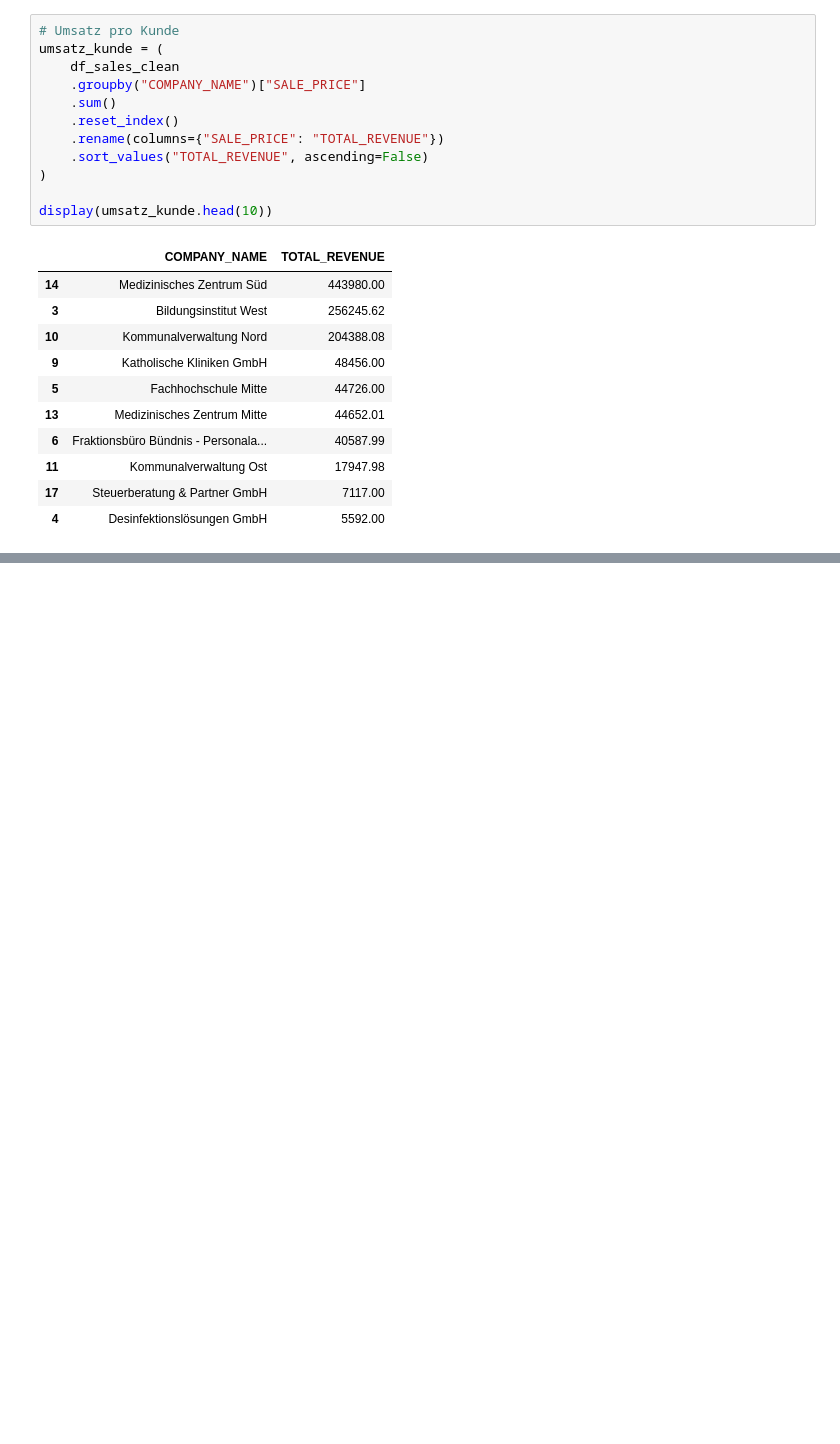
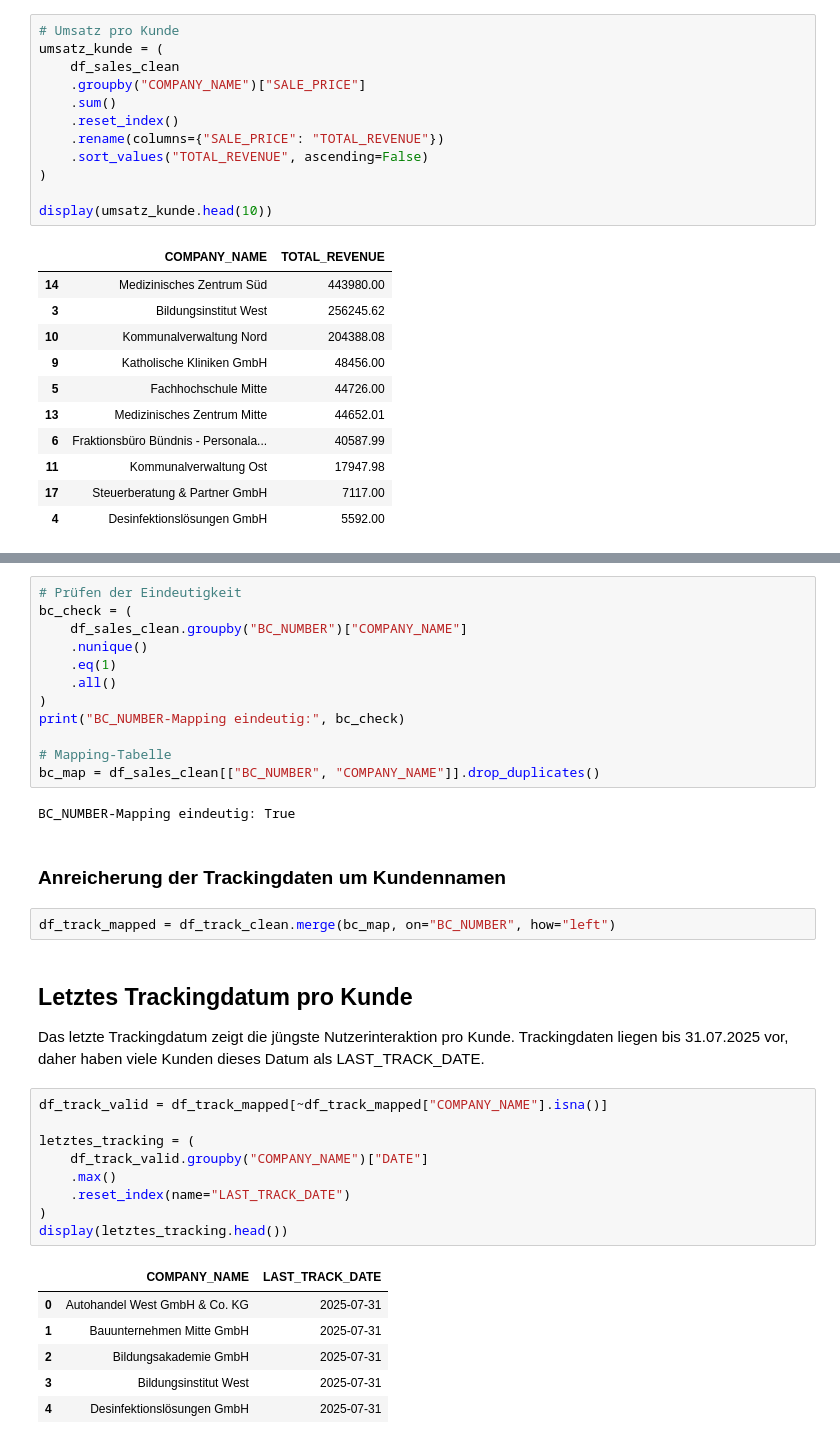
Before and after one commit to RichardFrank-code/data-analytics-case_westpress, a Jupyter notebook: notebooks/01_EDA_umsatz_tracking.ipynb, the cells around one changed output, grey strips where cells are left out. Saved outputs shown, nothing was run; the diff lists cells and outputs as text; blank space fills up the shorter version.

```diff
--- a/notebooks/01_EDA_umsatz_tracking.ipynb
+++ b/notebooks/01_EDA_umsatz_tracking.ipynb
@@ -733,0 +597,40 @@ expected_na_count, df_track_mapped["COMPANY_NAME"].isna().sum()
+# %%
+# Prüfen der Eindeutigkeit
+bc_check = (
+    df_sales_clean.groupby("BC_NUMBER")["COMPANY_NAME"]
+    .nunique()
+    .eq(1)
+    .all()
+)
+print("BC_NUMBER-Mapping eindeutig:", bc_check)
+
+# Mapping-Tabelle
+bc_map = df_sales_clean[["BC_NUMBER", "COMPANY_NAME"]].drop_duplicates()
+# %% [output]
+BC_NUMBER-Mapping eindeutig: True
+# %% [markdown]
+### Anreicherung der Trackingdaten um Kundennamen
+# %%
+df_track_mapped = df_track_clean.merge(bc_map, on="BC_NUMBER", how="left")
+# %% [markdown]
+## Letztes Trackingdatum pro Kunde
+
+Das letzte Trackingdatum zeigt die jüngste Nutzerinteraktion pro Kunde.
+Trackingdaten liegen bis 31.07.2025 vor, daher haben viele Kunden dieses Datum
+als LAST_TRACK_DATE.
+# %%
+df_track_valid = df_track_mapped[~df_track_mapped["COMPANY_NAME"].isna()]
+
+letztes_tracking = (
+    df_track_valid.groupby("COMPANY_NAME")["DATE"]
+    .max()
+    .reset_index(name="LAST_TRACK_DATE")
+)
+display(letztes_tracking.head())
+# %% [output]
+|  | COMPANY_NAME | LAST_TRACK_DATE |
+| 0 | Autohandel West GmbH & Co. KG | 2025-07-31 |
+| 1 | Bauunternehmen Mitte GmbH | 2025-07-31 |
+| 2 | Bildungsakademie GmbH | 2025-07-31 |
+| 3 | Bildungsinstitut West | 2025-07-31 |
+| 4 | Desinfektionslösungen GmbH | 2025-07-31 |
```
Also changed, not shown: parts of 18 cells of this notebook, 2 other files.
